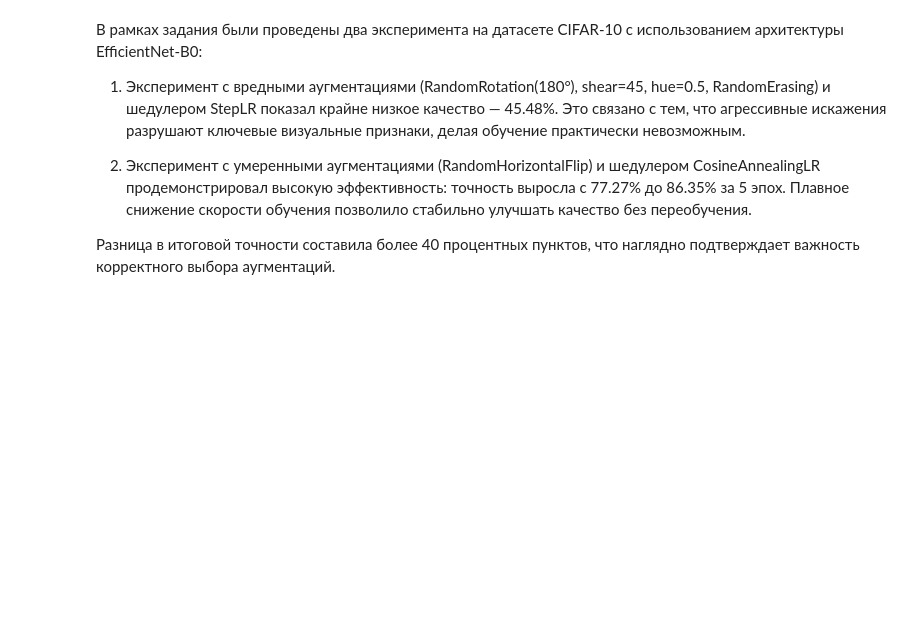
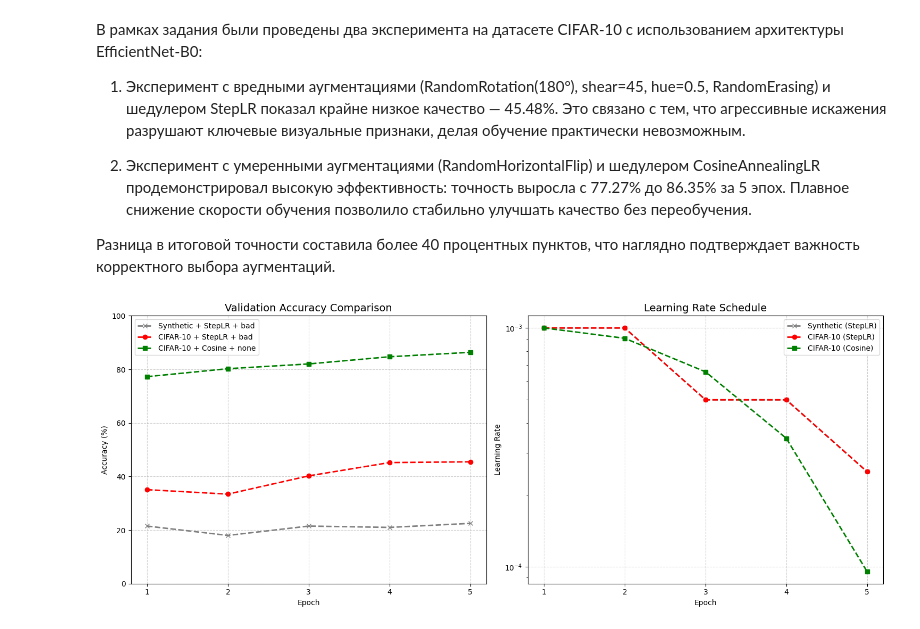
Before and after one commit to Arta-DS/DS, a Jupyter notebook: Улучшение_качества_обучения_нейросети.ipynb, the cells around one changed output. Saved outputs shown, nothing was run; the diff lists cells and outputs as text; code cells hidden in the pictures; blank space fills up the shorter version.

```diff
--- a/Улучшение_качества_обучения_нейросети.ipynb
+++ b/Улучшение_качества_обучения_нейросети.ipynb
@@ -332,3 +332,54 @@ RandomErasing) и шедулером StepLR показал крайне низк
 2.   Эксперимент с умеренными аугментациями (RandomHorizontalFlip) и шедулером CosineAnnealingLR продемонстрировал высокую эффективность: точность выросла с 77.27% до 86.35% за 5 эпох. Плавное снижение скорости обучения позволило стабильно улучшать качество без переобучения.
 
 Разница в итоговой точности составила более 40 процентных пунктов, что наглядно подтверждает важность корректного выбора аугментаций.
+# %%
+import matplotlib.pyplot as plt
+
+epochs = [1, 2, 3, 4, 5]
+
+# Эксперимент 1: синтетические данные (StepLR + bad)
+acc_synth = [21.50, 18.00, 21.50, 21.00, 22.50]
+lr_synth = [1e-3, 1e-3, 5e-4, 5e-4, 2.5e-4]
+
+# Эксперимент 2: CIFAR-10 (StepLR + bad)
+acc_cifar_bad = [35.08, 33.42, 40.23, 45.20, 45.48]
+lr_cifar_bad = [1e-3, 1e-3, 5e-4, 5e-4, 2.5e-4]
+
+# Эксперимент 3: CIFAR-10 (Cosine + none)
+acc_cifar_good = [77.27, 80.24, 82.01, 84.70, 86.35]
+lr_cifar_good = [1e-3, 9.05e-4, 6.55e-4, 3.45e-4, 9.55e-5]
+
+plt.figure(figsize=(15, 6))
+
+# --- График точности ---
+plt.subplot(1, 2, 1)
+plt.plot(epochs, acc_synth, 'x--', color='gray', label='Synthetic + StepLR + bad', linewidth=2)
+plt.plot(epochs, acc_cifar_bad, 'o--', color='red', label='CIFAR-10 + StepLR + bad', linewidth=2)
+plt.plot(epochs, acc_cifar_good, 's--', color='green', label='CIFAR-10 + Cosine + none', linewidth=2)
+
+plt.title('Validation Accuracy Comparison', fontsize=14)
+plt.xlabel('Epoch')
+plt.ylabel('Accuracy (%)')
+plt.ylim(0, 100)
+plt.grid(True, linestyle='--', alpha=0.6)
+plt.legend()
+plt.xticks(epochs)
+
+# --- График Learning Rate ---
+plt.subplot(1, 2, 2)
+plt.plot(epochs, lr_synth, 'x--', color='gray', label='Synthetic (StepLR)', linewidth=2)
+plt.plot(epochs, lr_cifar_bad, 'o--', color='red', label='CIFAR-10 (StepLR)', linewidth=2)
+plt.plot(epochs, lr_cifar_good, 's--', color='green', label='CIFAR-10 (Cosine)', linewidth=2)
+
+plt.title('Learning Rate Schedule', fontsize=14)
+plt.xlabel('Epoch')
+plt.ylabel('Learning Rate')
+plt.yscale('log')
+plt.grid(True, linestyle='--', alpha=0.6)
+plt.legend()
+plt.xticks(epochs)
+
+plt.tight_layout()
+plt.show()
+# %% [output]
+[figure, added]
```
